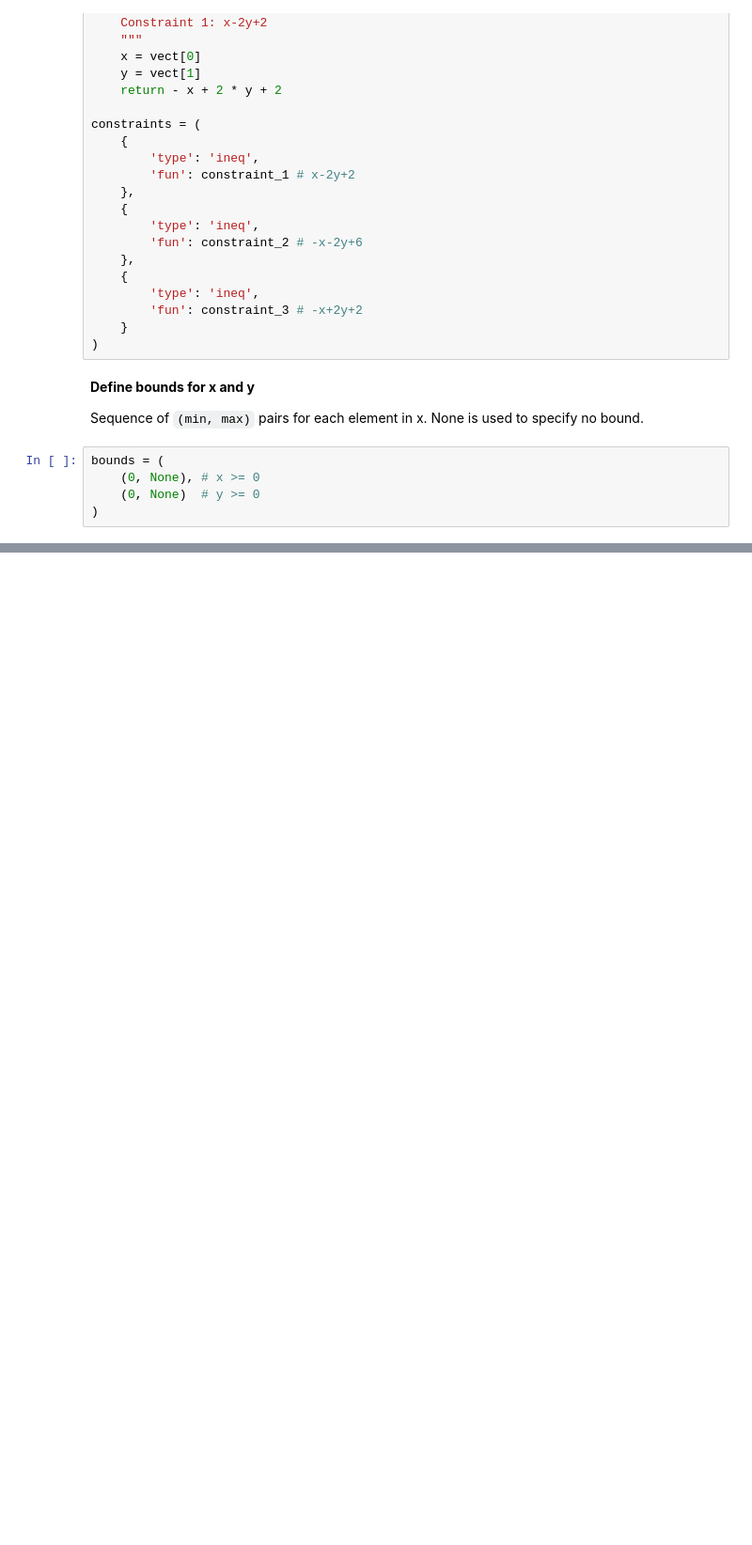
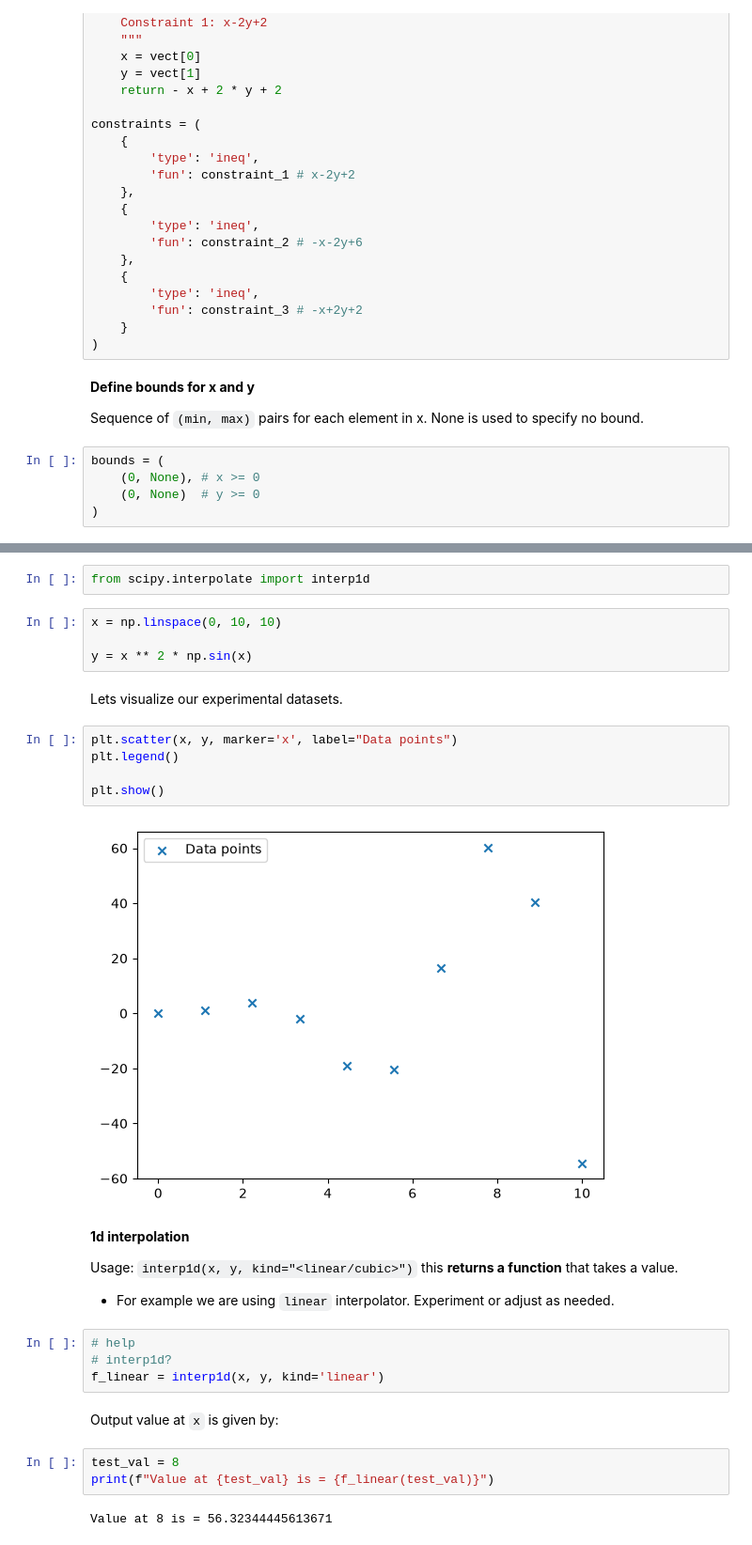
Before and after one commit to sbhusal123/scientific-programming, a Jupyter notebook: Scipy/1. Basics.ipynb, the cells around one changed output, grey strips where cells are left out. Shown at 94% size. Drawn from its saved outputs; the diff is of its cells as text; blank space fills up the shorter version.

Commit message:
Curve fitting intutive example.

```diff
--- a/Scipy/1. Basics.ipynb
+++ b/Scipy/1. Basics.ipynb
@@ -163,0 +180,32 @@ x = 1.400000003383427, y = 1.7000000009466523
+# %%
+from scipy.interpolate import interp1d
+# %%
+x = np.linspace(0, 10, 10)
+
+y = x ** 2 * np.sin(x)
+# %% [markdown]
+Lets visualize our experimental datasets.
+# %%
+plt.scatter(x, y, marker='x', label="Data points")
+plt.legend()
+
+plt.show()
+# %% [output]
+[figure, added]
+# %% [markdown]
+**1d interpolation**
+
+Usage: `interp1d(x, y, kind="<linear/cubic>")` this **returns a function** that takes a value.
+
+- For example we are using `linear` interpolator. Experiment or adjust as needed.
+# %%
+# help
+# interp1d?
+f_linear = interp1d(x, y, kind='linear')
+# %% [markdown]
+Output value at `x` is given by:
+# %%
+test_val = 8
+print(f"Value at {test_val} is = {f_linear(test_val)}")
+# %% [output]
+Value at 8 is = 56.32344445613671
```
Also changed, not shown: parts of 21 cells of this notebook.
